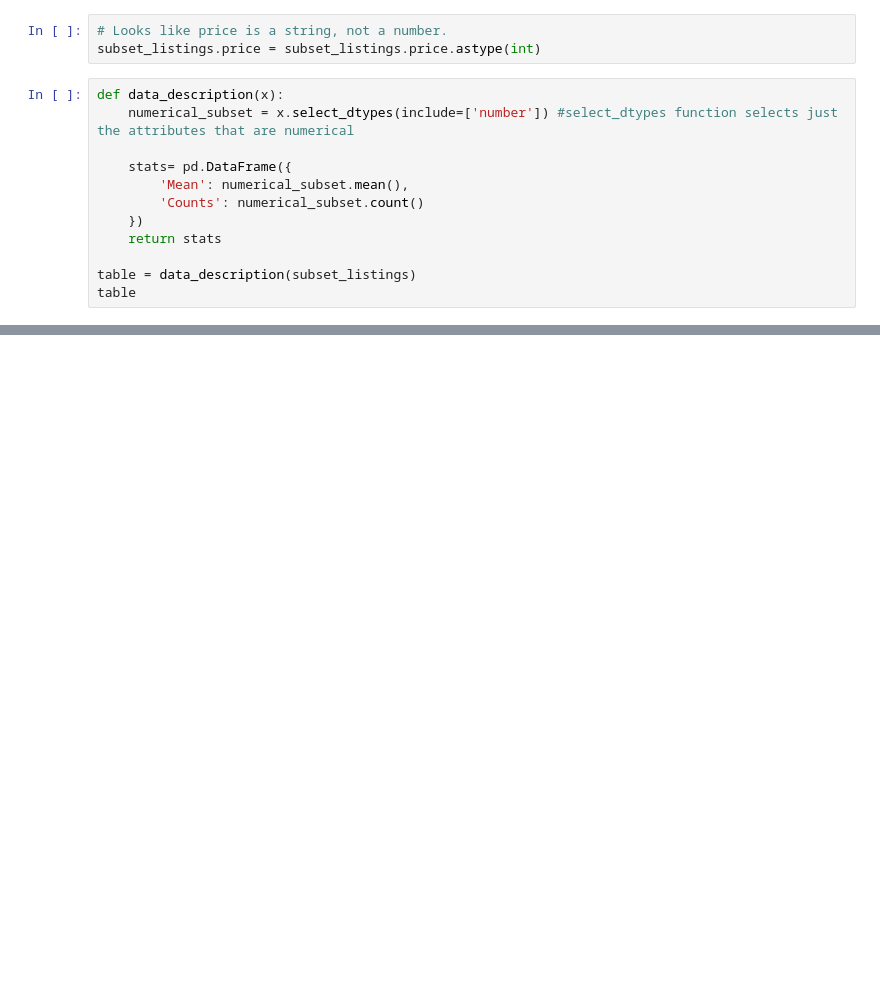
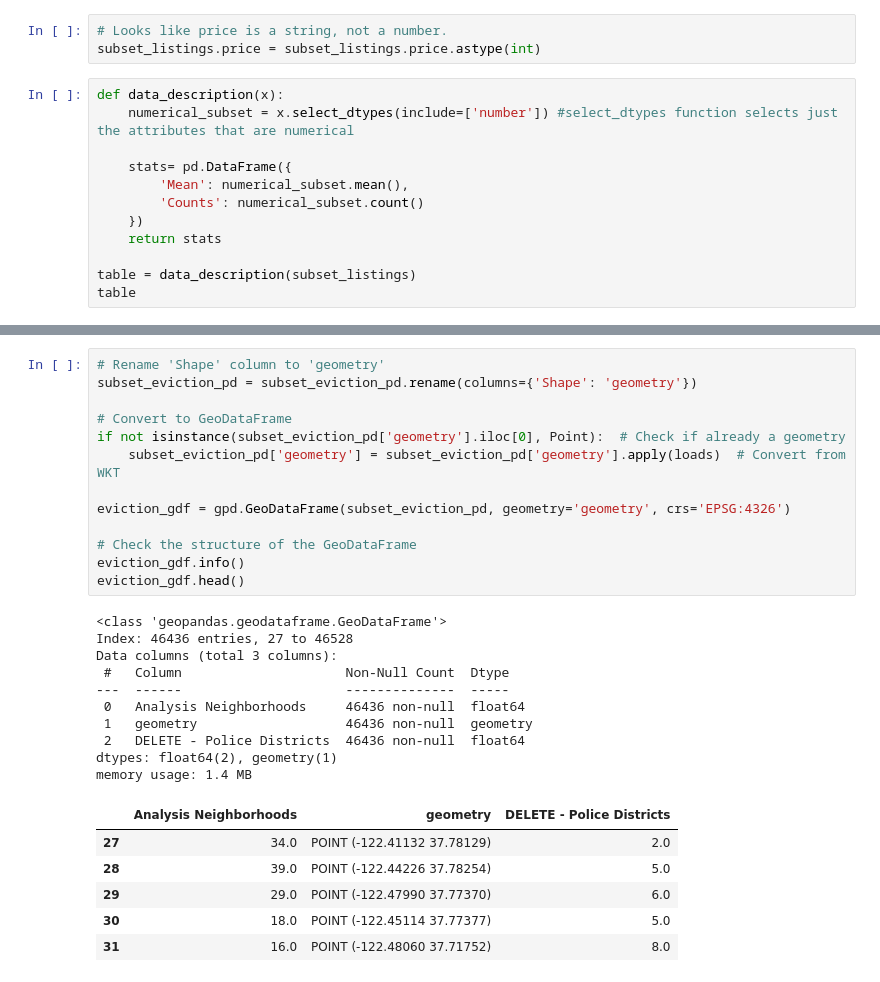
Before and after one commit to ejarrettt/Lab-Assignment-1, a Jupyter notebook: UA_Assignment_1.ipynb, the cells around one changed output, grey strips where cells are left out. Drawn from its saved outputs; the diff is of its cells as text; blank space fills up the shorter version.

```diff
--- a/UA_Assignment_1.ipynb
+++ b/UA_Assignment_1.ipynb
@@ -770,0 +1087,30 @@ Now is your turn to find, read, process and then make a comprehensive descriptiv
+# %%
+# Rename 'Shape' column to 'geometry'
+subset_eviction_pd = subset_eviction_pd.rename(columns={'Shape': 'geometry'})
+
+# Convert to GeoDataFrame
+if not isinstance(subset_eviction_pd['geometry'].iloc[0], Point):  # Check if already a geometry
+    subset_eviction_pd['geometry'] = subset_eviction_pd['geometry'].apply(loads)  # Convert from WKT
+
+eviction_gdf = gpd.GeoDataFrame(subset_eviction_pd, geometry='geometry', crs='EPSG:4326')
+
+# Check the structure of the GeoDataFrame
+eviction_gdf.info()
+eviction_gdf.head()
+# %% [output]
+<class 'geopandas.geodataframe.GeoDataFrame'>
+Index: 46436 entries, 27 to 46528
+Data columns (total 3 columns):
+ #   Column                     Non-Null Count  Dtype
+---  ------                     --------------  -----
+ 0   Analysis Neighborhoods     46436 non-null  float64
+ 1   geometry                   46436 non-null  geometry
+ 2   DELETE - Police Districts  46436 non-null  float64
+dtypes: float64(2), geometry(1)
+memory usage: 1.4 MB
+|  | Analysis Neighborhoods | geometry | DELETE - Police Districts |
+| 27 | 34.0 | POINT (-122.41132 37.78129) | 2.0 |
+| 28 | 39.0 | POINT (-122.44226 37.78254) | 5.0 |
+| 29 | 29.0 | POINT (-122.47990 37.77370) | 6.0 |
+| 30 | 18.0 | POINT (-122.45114 37.77377) | 5.0 |
+| 31 | 16.0 | POINT (-122.48060 37.71752) | 8.0 |
```
Also changed, not shown: parts of 128 cells of this notebook.
